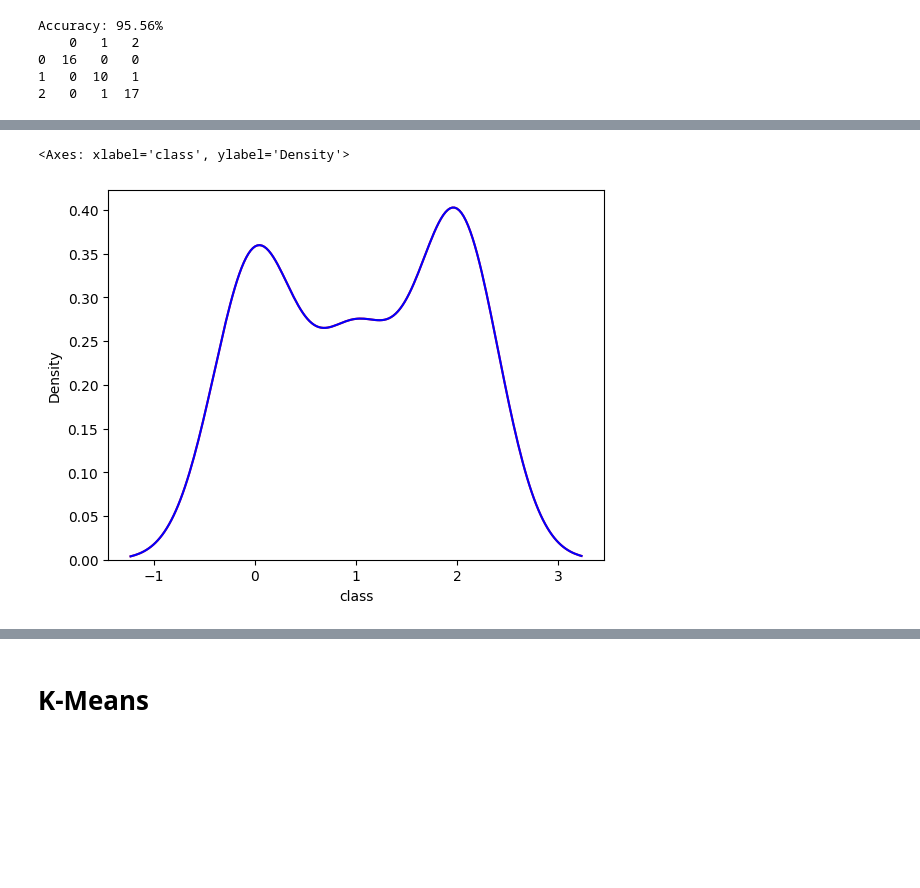
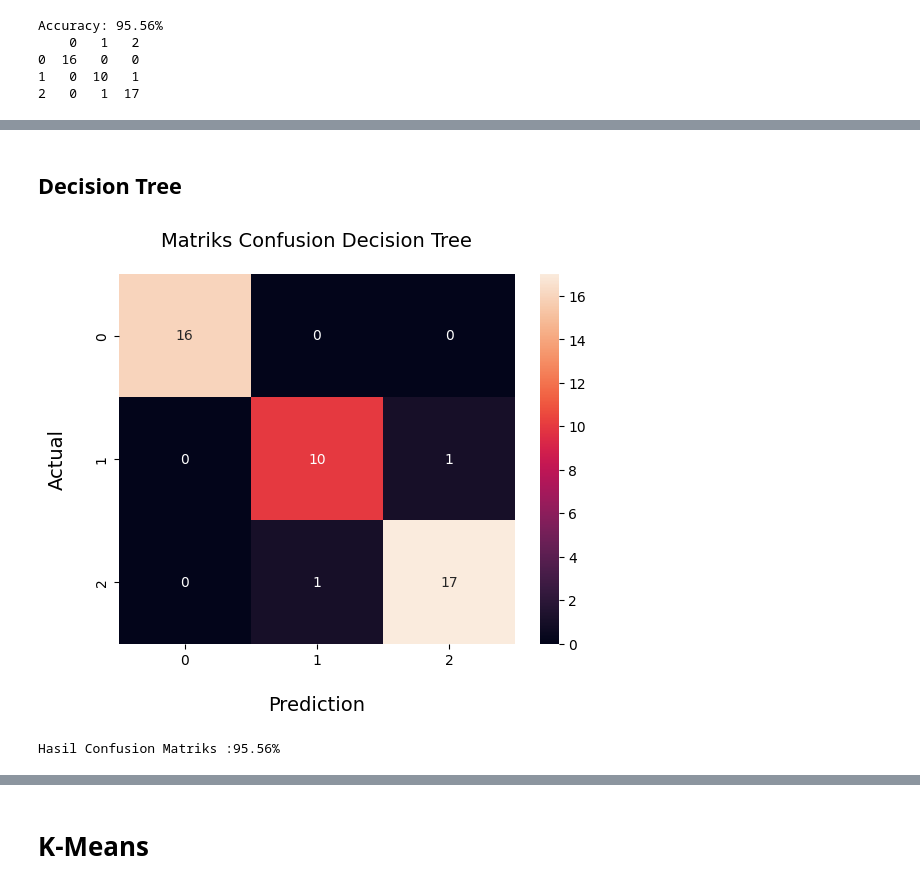
Before and after one commit to fnilvuwu/iris-classification-ml, a Jupyter notebook: iris_classification_ml.ipynb, the cells around one changed output, grey strips where cells are left out. Drawn from its saved outputs; the diff is of its cells as text; code cells hidden in the pictures; blank space fills up the shorter version.

```diff
--- a/iris_classification_ml.ipynb
+++ b/iris_classification_ml.ipynb
@@ -223,8 +279,18 @@ plt.show()
-# %%
-#Membandingkan nilai aktual dan prediksi untuk melihat seberapa baik kinerja model
-
-ax1 = sns.kdeplot(y_test, color="r", label="Actual Value")
-sns.kdeplot(y_pred_clf, color="b", label="Fitted Values" , ax=ax1)
-# %% [output]
-<Axes: xlabel='class', ylabel='Density'>
-[figure, removed]
+# %% [markdown]
+## Decision Tree
+# %%
+def get_conf_matriks(y_actual, y_predic, cmap = None, title='Tidak ada', ):
+    confusion_matrix = metrics.confusion_matrix(y_actual, y_predic)
+    ax = sns.heatmap(confusion_matrix, annot=True, fmt='g', cmap = cmap)
+    ax.set_xlabel("Prediction", fontsize=14, labelpad=20)
+    ax.set_ylabel("Actual", fontsize=14, labelpad=20)
+    ax.set_title(title, fontsize=14, pad=20)
+    plt.show()
+
+    conf_matrix_value = (confusion_matrix[0,0] + confusion_matrix[1,1] + confusion_matrix[2,2]) / sum(sum(confusion_matrix))
+    print("Hasil Confusion Matriks :" , round(conf_matrix_value*100,2), "%", sep='')
+# %%
+get_conf_matriks(y_test, y_pred_clf, title='Matriks Confusion Decision Tree')
+# %% [output]
+[figure, added]
+Hasil Confusion Matriks :95.56%
```
Also changed, not shown: parts of 27 cells of this notebook.
